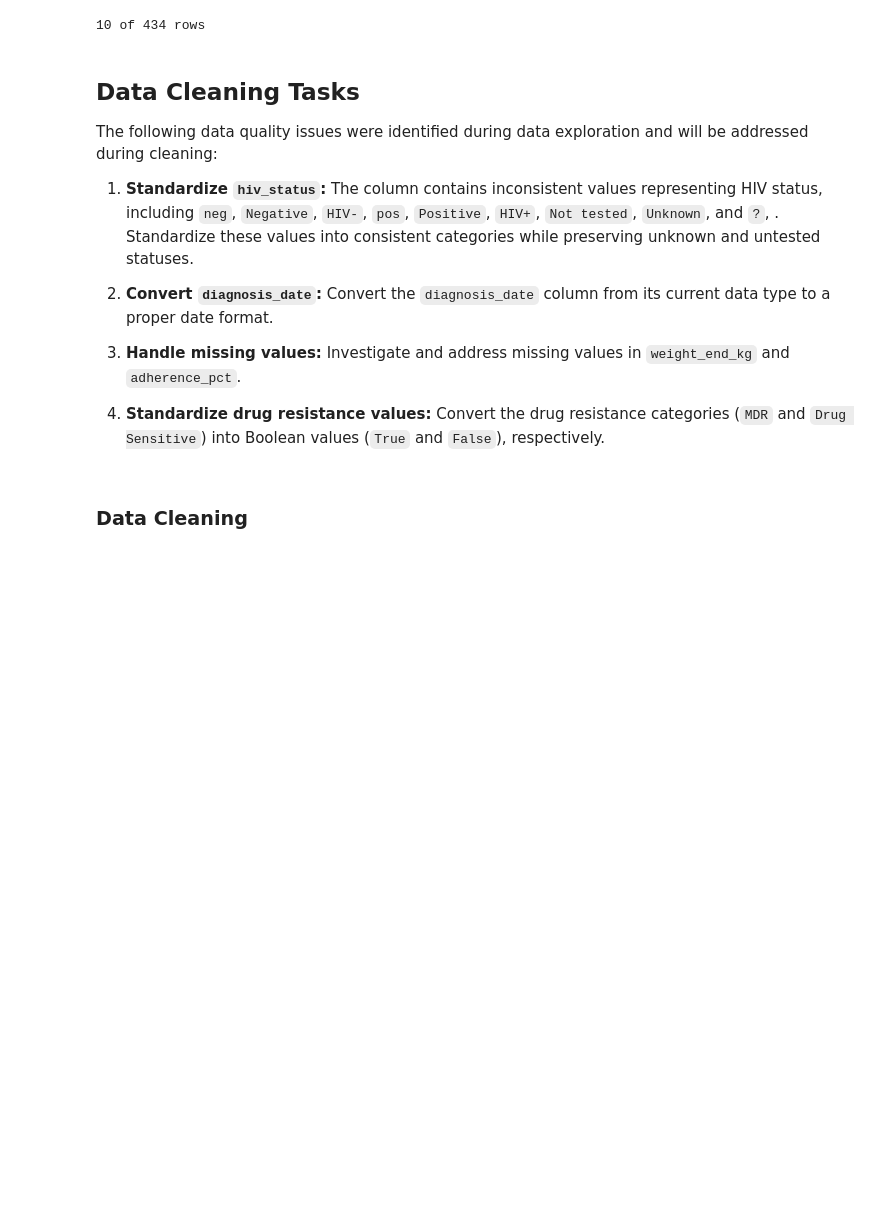
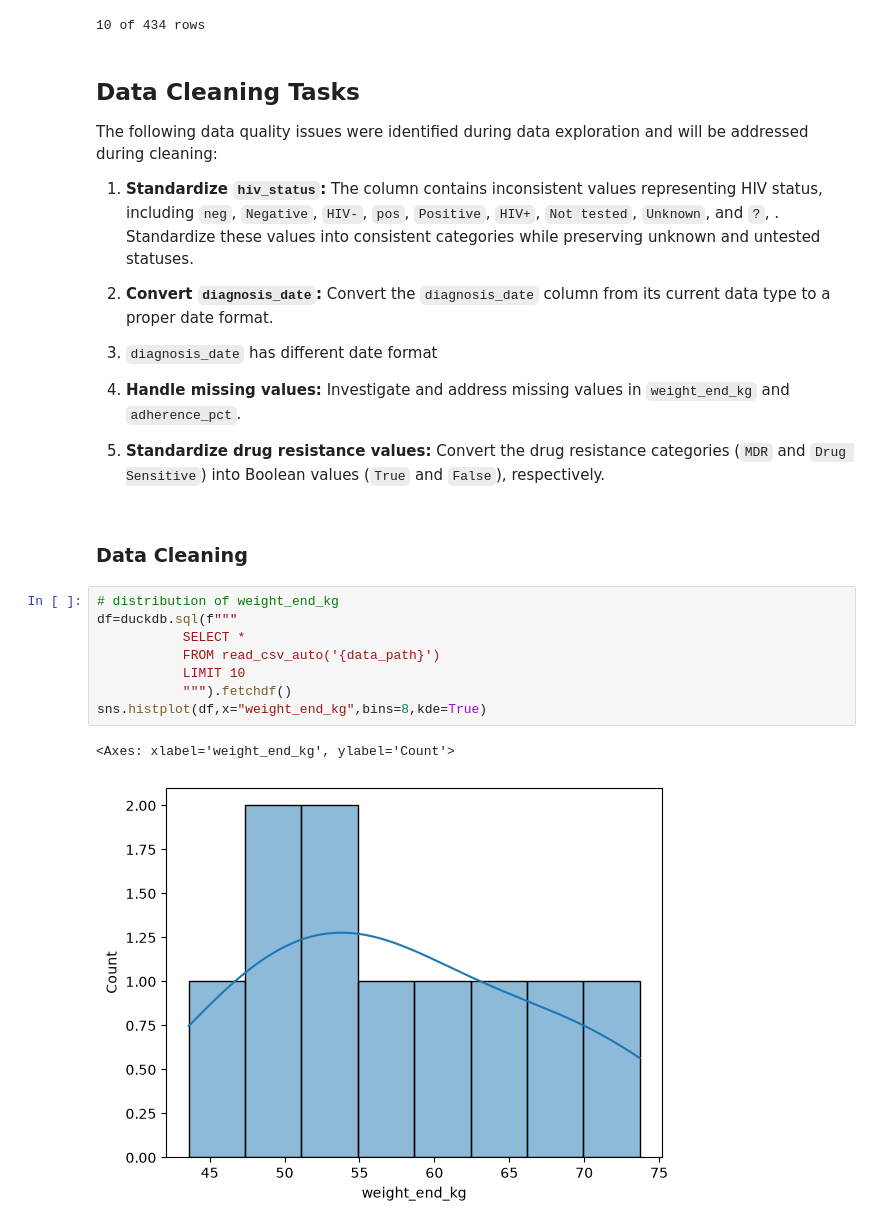
Before and after one commit to G-Gakii/tb_outcome_prediction, a Jupyter notebook: notebook/01_data_cleaning.ipynb, the cells around one changed output. Saved outputs shown, nothing was run; the diff lists cells and outputs as text; blank space fills up the shorter version.

Commit message:
handling missing values

```diff
--- a/notebook/01_data_cleaning.ipynb
+++ b/notebook/01_data_cleaning.ipynb
@@ -172,9 +181,21 @@ The following data quality issues were identified during data exploration and wi
 1. **Standardize `hiv_status`:** The column contains inconsistent values representing HIV status, including `neg`, `Negative`, `HIV-`, `pos`, `Positive`, `HIV+`, `Not tested`, `Unknown`, and `?`, . Standardize these values into consistent categories while preserving unknown and untested statuses.
 
 2. **Convert `diagnosis_date`:** Convert the `diagnosis_date` column from its current data type to a proper date format.
+3. `diagnosis_date` has different date format
 
-3. **Handle missing values:** Investigate and address missing values in `weight_end_kg` and `adherence_pct`.
+4. **Handle missing values:** Investigate and address missing values in `weight_end_kg` and `adherence_pct`.
 
-4. **Standardize drug resistance values:** Convert the drug resistance categories (`MDR` and `Drug Sensitive`) into Boolean values (`True` and `False`), respectively.
+5. **Standardize drug resistance values:** Convert the drug resistance categories (`MDR` and `Drug Sensitive`) into Boolean values (`True` and `False`), respectively.
 # %% [markdown]
 ### Data Cleaning
+# %%
+# distribution of weight_end_kg
+df=duckdb.sql(f"""
+           SELECT *
+           FROM read_csv_auto('{data_path}')
+           LIMIT 10
+           """).fetchdf()
+sns.histplot(df,x="weight_end_kg",bins=8,kde=True)
+# %% [output]
+<Axes: xlabel='weight_end_kg', ylabel='Count'>
+[figure, added]
```
Also changed, not shown: parts of 19 cells of this notebook.
